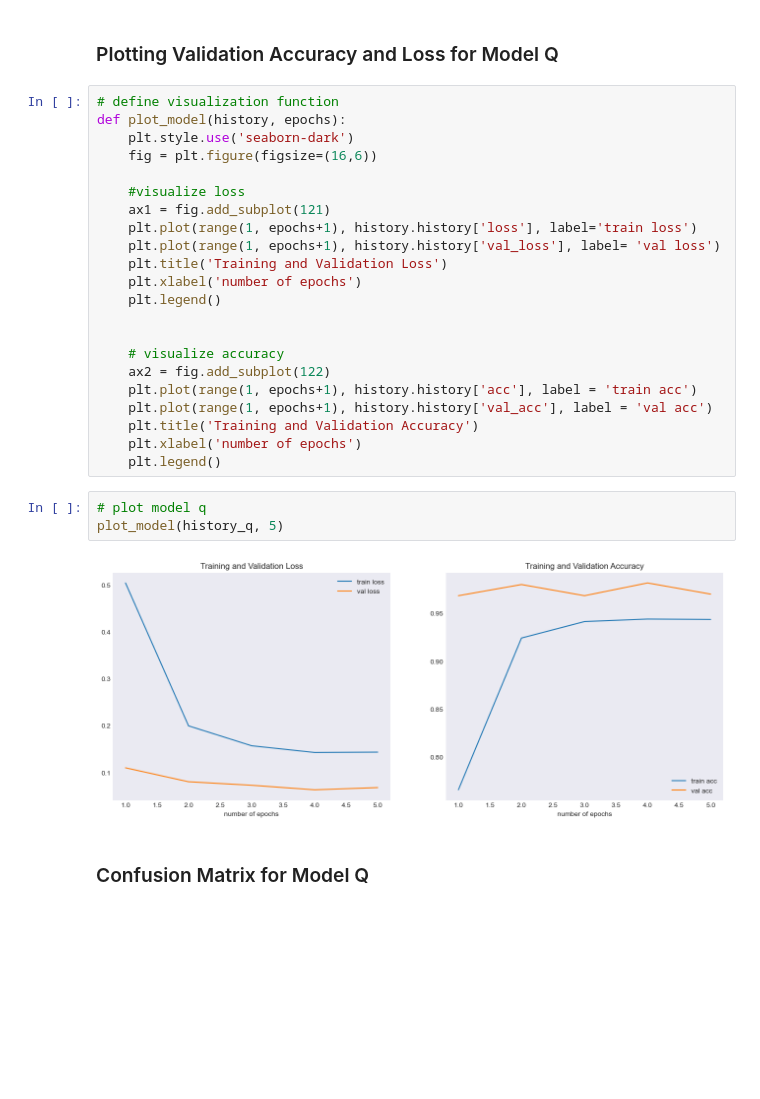
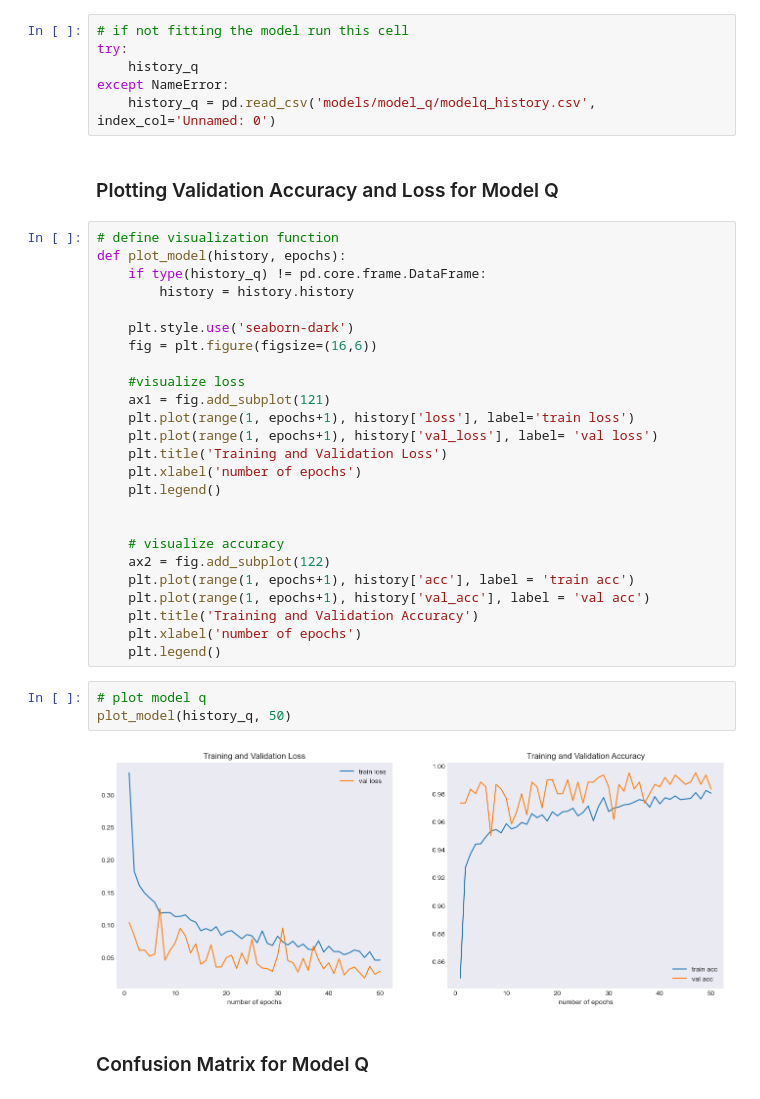
Before and after one commit to JoeBrowz/pneumonia-neural-net, a Jupyter notebook: Final_Notebook.ipynb, the cells around one changed output. Drawn from its saved outputs; the diff is of its cells as text; blank space fills up the shorter version.

Commit message:
implementing model import

```diff
--- a/Final_Notebook.ipynb
+++ b/Final_Notebook.ipynb
@@ -280,18 +278,27 @@ modelq.save('model_q.h5')  # creates a HDF5 file 'my_model.h5'
 # del modelq  # deletes the existing model
 # %% [output]
 Saved model to disk
+# %%
+# if not fitting the model run this cell
+try:
+    history_q
+except NameError:
+    history_q = pd.read_csv('models/model_q/modelq_history.csv', index_col='Unnamed: 0')
 # %% [markdown]
 ### Plotting Validation Accuracy and Loss for Model Q
 # %%
 # define visualization function
 def plot_model(history, epochs):
+    if type(history_q) != pd.core.frame.DataFrame:
+        history = history.history
+
     plt.style.use('seaborn-dark')
     fig = plt.figure(figsize=(16,6))
 
     #visualize loss
     ax1 = fig.add_subplot(121)
-    plt.plot(range(1, epochs+1), history.history['loss'], label='train loss')
-    plt.plot(range(1, epochs+1), history.history['val_loss'], label= 'val loss')
+    plt.plot(range(1, epochs+1), history['loss'], label='train loss')
+    plt.plot(range(1, epochs+1), history['val_loss'], label= 'val loss')
     plt.title('Training and Validation Loss')
     plt.xlabel('number of epochs')
     plt.legend()
@@ -299,16 +306,16 @@ def plot_model(history, epochs):
 
     # visualize accuracy
     ax2 = fig.add_subplot(122)
-    plt.plot(range(1, epochs+1), history.history['acc'], label = 'train acc')
-    plt.plot(range(1, epochs+1), history.history['val_acc'], label = 'val acc')
+    plt.plot(range(1, epochs+1), history['acc'], label = 'train acc')
+    plt.plot(range(1, epochs+1), history['val_acc'], label = 'val acc')
     plt.title('Training and Validation Accuracy')
     plt.xlabel('number of epochs')
     plt.legend()
 # %%
 # plot model q
-plot_model(history_q, 5)
+plot_model(history_q, 50)
 # %% [output]
-[figure, old version]
+[figure, new version]
 # %% [markdown]
 ### Confusion Matrix for Model Q
 # %% [markdown]
```
Also changed, not shown: parts of 4 cells of this notebook.
